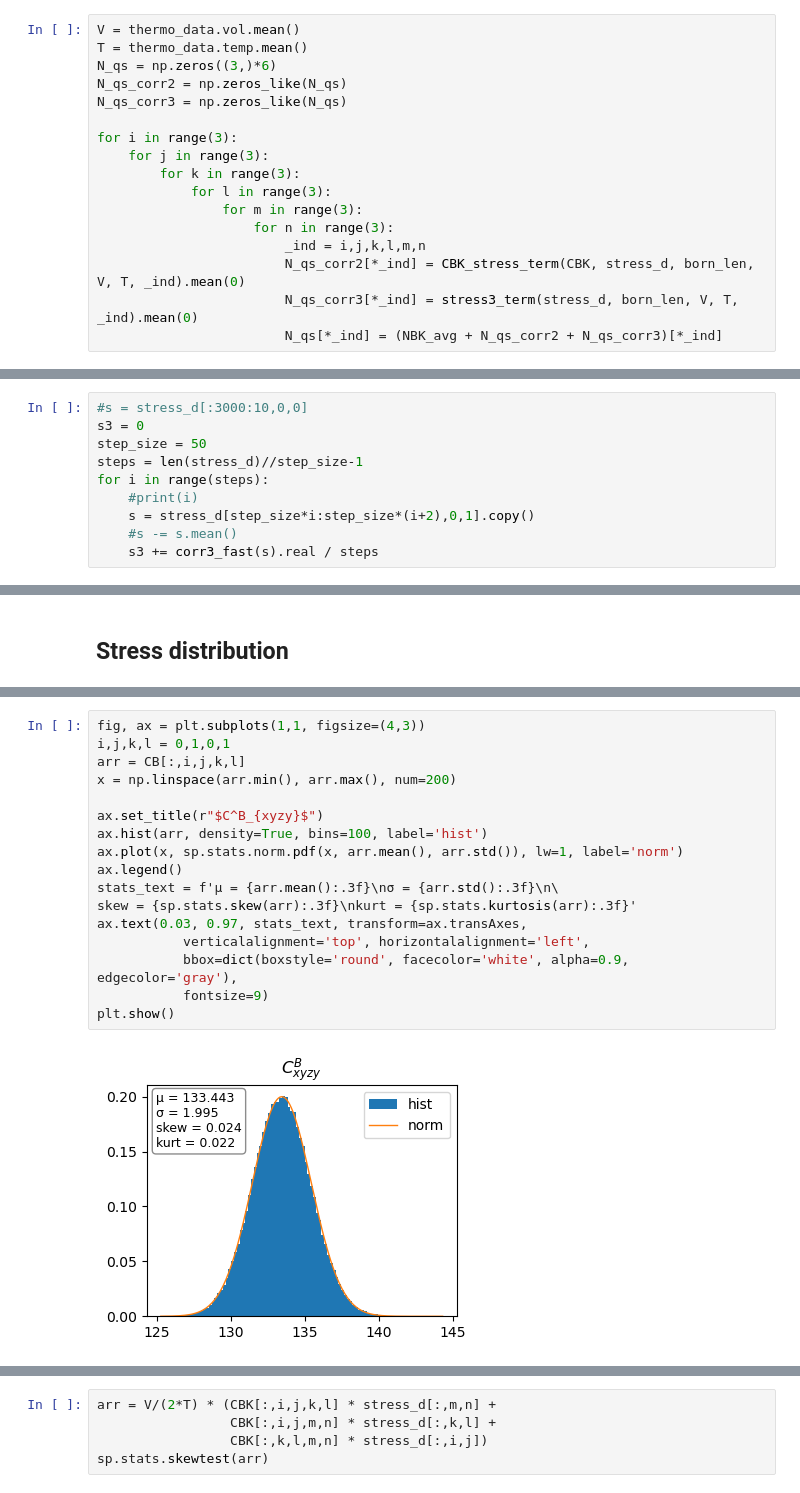
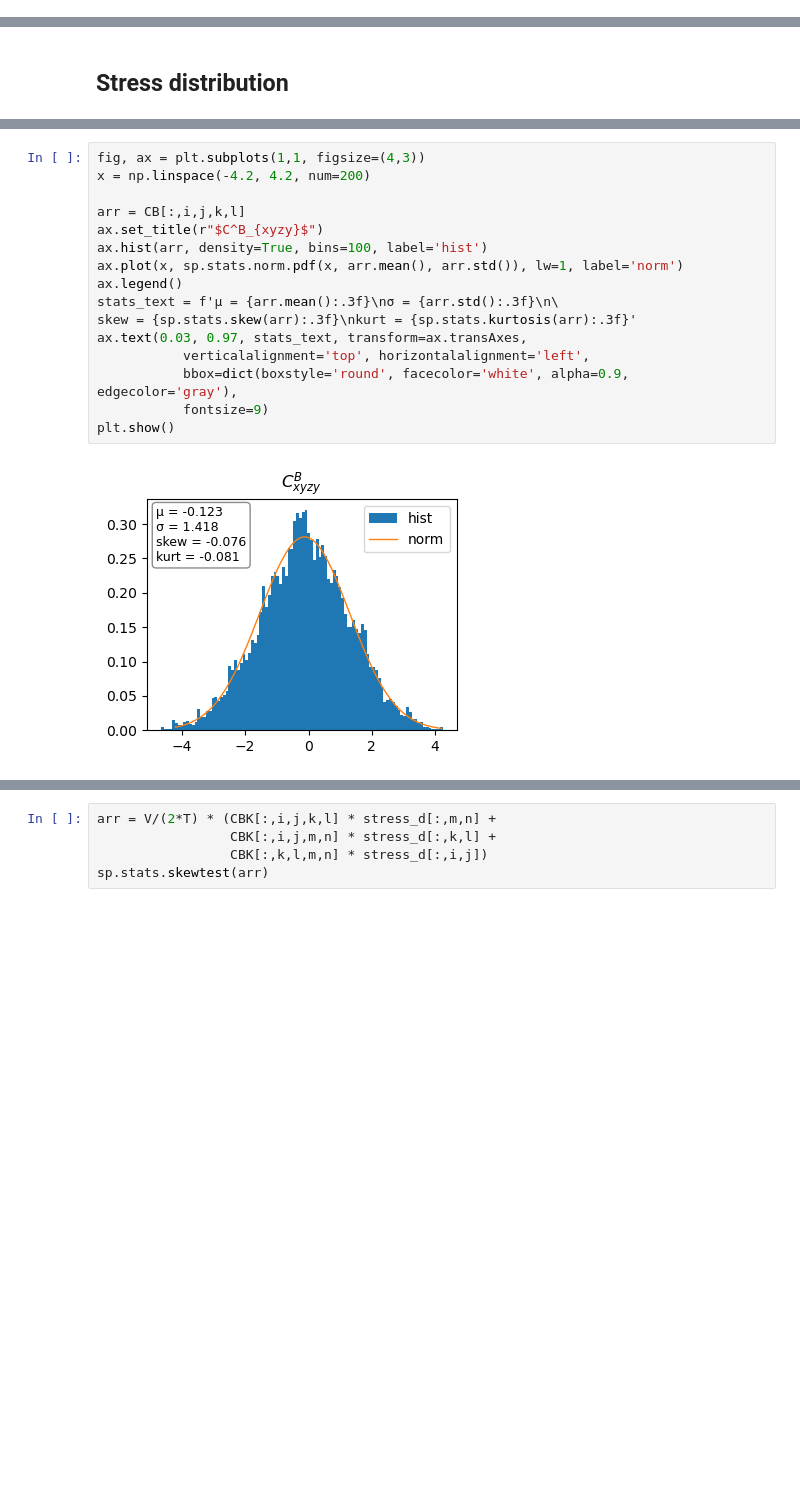
Before and after one commit to fgarbuzov/NonlinFD, a Jupyter notebook: notebooks/analysis_nonlin_conv.ipynb, the cells around one changed output, grey strips where cells are left out. Cells and saved outputs as stored; diff of their text form; blank space fills up the shorter version.

```diff
--- a/notebooks/analysis_nonlin_conv.ipynb
+++ b/notebooks/analysis_nonlin_conv.ipynb
@@ -191,19 +170,2 @@ np.float64(-3329.5226806667806)
 # %% [markdown]
 ### All of them
-# %%
-V = thermo_data.vol.mean()
-T = thermo_data.temp.mean()
-N_qs = np.zeros((3,)*6)
-N_qs_corr2 = np.zeros_like(N_qs)
-N_qs_corr3 = np.zeros_like(N_qs)
-
-for i in range(3):
-    for j in range(3):
-        for k in range(3):
-            for l in range(3):
-                for m in range(3):
-                    for n in range(3):
-                        _ind = i,j,k,l,m,n
-                        N_qs_corr2[*_ind] = CBK_stress_term(CBK, stress_d, born_len, V, T, _ind).mean(0)
-                        N_qs_corr3[*_ind] = stress3_term(stress_d, born_len, V, T, _ind).mean(0)
-                        N_qs[*_ind] = (NBK_avg + N_qs_corr2 + N_qs_corr3)[*_ind]
@@ -236,10 +233,0 @@ stress_d.shape
-# %%
-#s = stress_d[:3000:10,0,0]
-s3 = 0
-step_size = 50
-steps = len(stress_d)//step_size-1
-for i in range(steps):
-    #print(i)
-    s = stress_d[step_size*i:step_size*(i+2),0,1].copy()
-    #s -= s.mean()
-    s3 += corr3_fast(s).real / steps
@@ -294,22 +306,21 @@ SkewtestResult(statistic=np.float64(-5.611133416903423), pvalue=np.float64(2.010
 # %%
 fig, ax = plt.subplots(1,1, figsize=(4,3))
-i,j,k,l = 0,1,0,1
+x = np.linspace(-4.2, 4.2, num=200)
+
 arr = CB[:,i,j,k,l]
-x = np.linspace(arr.min(), arr.max(), num=200)
-
 ax.set_title(r"$C^B_{xyzy}$")
 ax.hist(arr, density=True, bins=100, label='hist')
 ax.plot(x, sp.stats.norm.pdf(x, arr.mean(), arr.std()), lw=1, label='norm')
 ax.legend()
 stats_text = f'μ = {arr.mean():.3f}\nσ = {arr.std():.3f}\n\
 skew = {sp.stats.skew(arr):.3f}\nkurt = {sp.stats.kurtosis(arr):.3f}'
 ax.text(0.03, 0.97, stats_text, transform=ax.transAxes,
            verticalalignment='top', horizontalalignment='left',
            bbox=dict(boxstyle='round', facecolor='white', alpha=0.9, edgecolor='gray'),
            fontsize=9)
 plt.show()
 # %% [output]
-[figure, old version]
+[figure, new version]
 # %%
 sp.stats.skewtest(CB[:,i,j,k,l])
 # %% [output]
```
Also changed, not shown: parts of 41 cells of this notebook, 12 other files.
